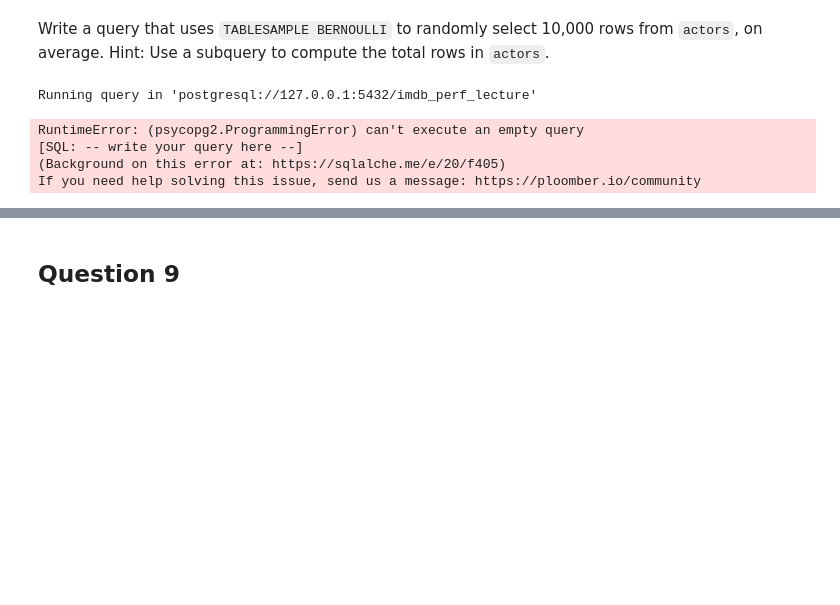
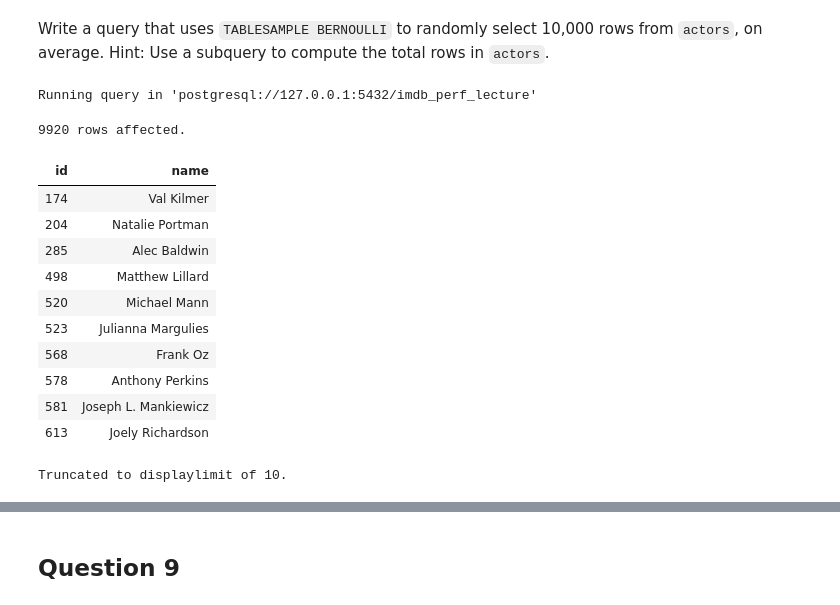
Before and after one commit to cal-data-eng/fa24-materials, a Jupyter notebook: disc/disc04/disc04.ipynb, the cells around one changed output, grey strips where cells are left out. Cells and saved outputs as stored; diff of their text form; code cells hidden in the pictures; blank space fills up the shorter version.

```diff
--- a/disc/disc04/disc04.ipynb
+++ b/disc/disc04/disc04.ipynb
@@ -228,10 +272,20 @@ Running query in 'postgresql://127.0.0.1:5432/imdb_perf_lecture'
 Write a query that uses `TABLESAMPLE BERNOULLI` to randomly select 10,000 rows from `actors`, on average. Hint: Use a subquery to compute the total rows in `actors`.
 # %%
 %%sql
--- write your query here --
+SELECT * FROM actors TABLESAMPLE BERNOULLI(100*10000.0/(SELECT COUNT(*) FROM
+actors));
 # %% [output]
 Running query in 'postgresql://127.0.0.1:5432/imdb_perf_lecture'
-RuntimeError: (psycopg2.ProgrammingError) can't execute an empty query
-[SQL: -- write your query here --]
-(Background on this error at: https://sqlalche.me/e/20/f405)
-If you need help solving this issue, send us a message: https://ploomber.io/community
+9920 rows affected.
+| id | name |
+| 174 | Val Kilmer |
+| 204 | Natalie Portman |
+| 285 | Alec Baldwin |
+| 498 | Matthew Lillard |
+| 520 | Michael Mann |
+| 523 | Julianna Margulies |
+| 568 | Frank Oz |
+| 578 | Anthony Perkins |
+| 581 | Joseph L. Mankiewicz |
+| 613 | Joely Richardson |
+Truncated to displaylimit of 10.
```
Also changed, not shown: parts of 16 cells of this notebook.
